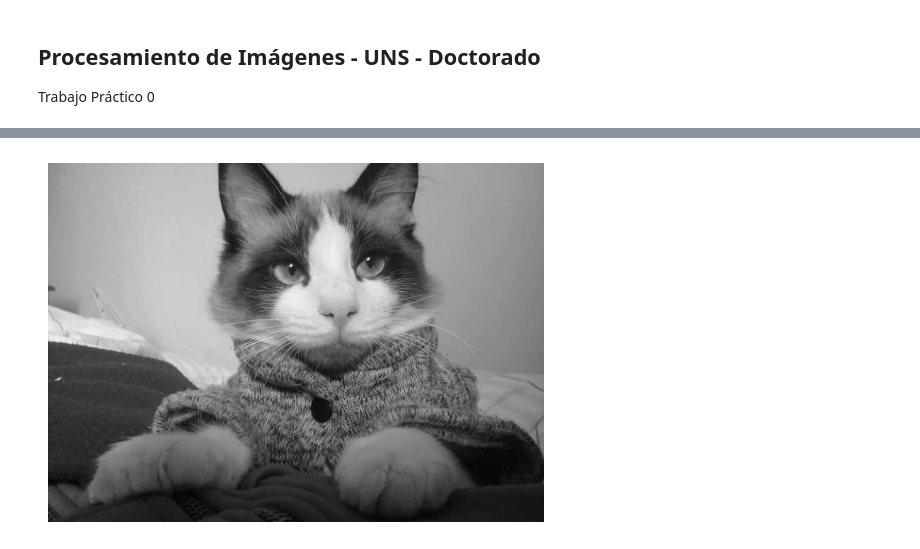
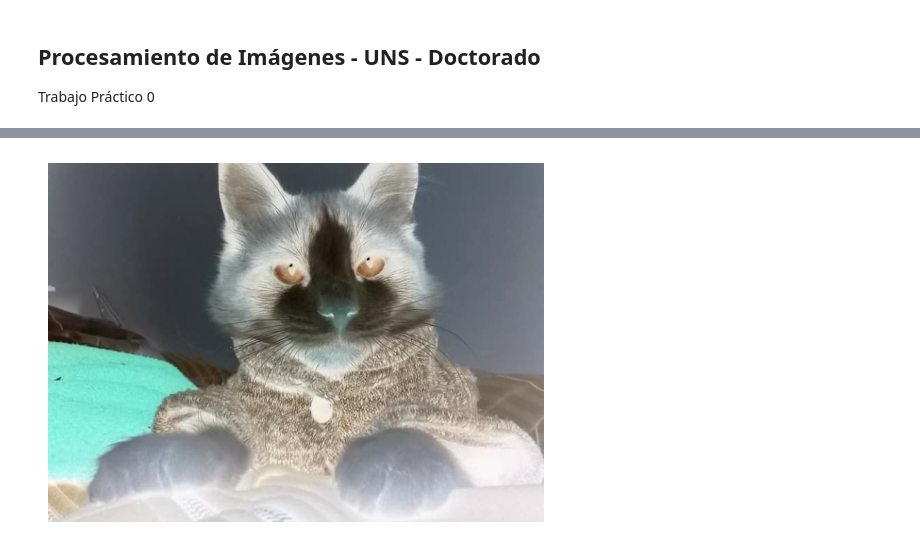
Before and after one commit to pablonicolasr/pdi_uns, a Jupyter notebook: tp0/pdi_tp0.ipynb, the cells around one changed output, grey strips where cells are left out. Saved outputs shown, nothing was run; the diff lists cells and outputs as text; code cells hidden in the pictures.

```diff
--- a/tp0/pdi_tp0.ipynb
+++ b/tp0/pdi_tp0.ipynb
@@ -16,4 +73,4 @@ image = mimage.imread(os.path.join(os.getcwd(), "shely720x521.jpg")) / 255
 # %%
-if image.shape[-1] == 4:
-    image = image[:, :, :3]
+#if image.shape[-1] == 4:
+    #image = image[:, :, :3]
 # %%
@@ -34,9 +85,14 @@ gray_image = np.dot(image[..., :3], [0.2989, 0.5870, 0.1140])
 # %%
-# Display the grayscale image
-pyplot.imshow(gray_image, cmap='gray')
-pyplot.axis('off')
-pyplot.show()
+def inverted_img(image):
+
+    img = image.copy()
+
+    return 255 - img
-# %% [output]
-[figure, removed]
 # %%
-mimage.imsave('modified_image.png', gray_image, cmap='gray')
+inv_image = inverted_img(image)
+# %%
+plt.imshow(inv_image)
+plt.axis("off")
+plt.show()
+# %% [output]
+[figure, added]
```
Also changed, not shown: parts of 26 cells of this notebook, 5 other files.
